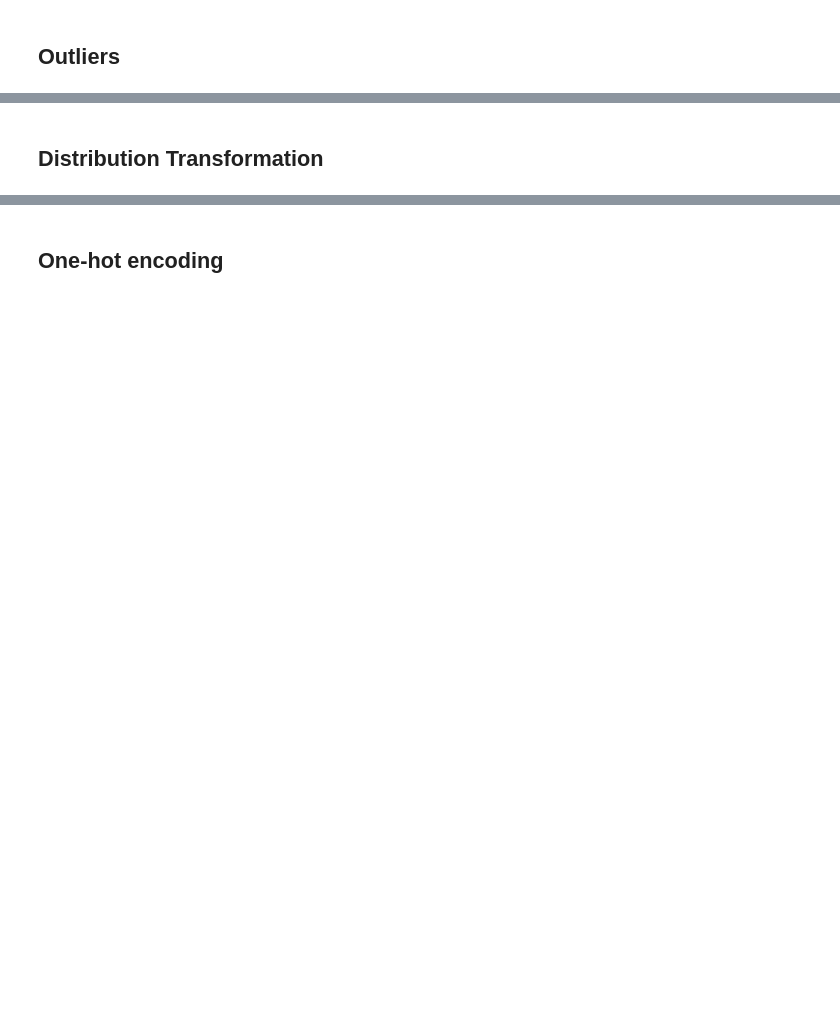
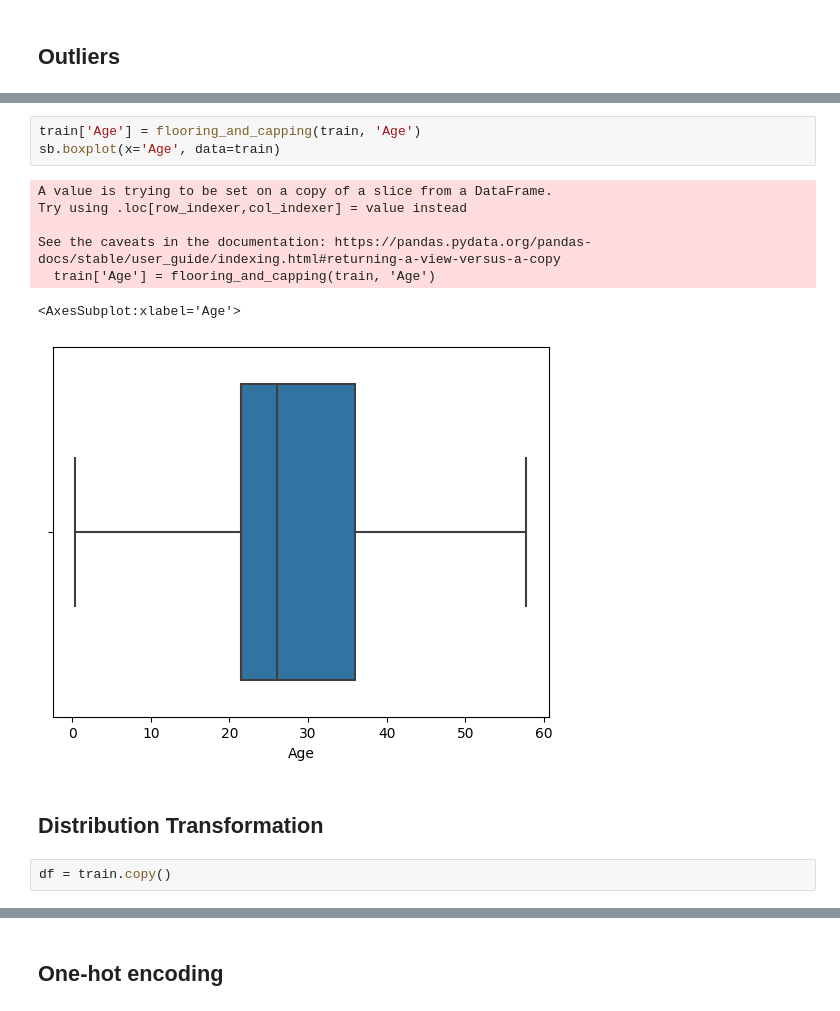
Before and after one commit to yDon96/Kaggle-Competition---Titanic-Problem, a Jupyter notebook: notebooks/FeatureEngineering.ipynb, the cells around one changed output, grey strips where cells are left out. Saved outputs shown, nothing was run; the diff lists cells and outputs as text; blank space fills up the shorter version.

```diff
--- a/notebooks/FeatureEngineering.ipynb
+++ b/notebooks/FeatureEngineering.ipynb
@@ -64,2 +141,15 @@ train = train.dropna(axis=0)
+# %%
+train['Age'] = flooring_and_capping(train, 'Age')
+sb.boxplot(x='Age', data=train)
+# %% [output]
+A value is trying to be set on a copy of a slice from a DataFrame.
+Try using .loc[row_indexer,col_indexer] = value instead
+
+See the caveats in the documentation: https://pandas.pydata.org/pandas-docs/stable/user_guide/indexing.html#returning-a-view-versus-a-copy
+  train['Age'] = flooring_and_capping(train, 'Age')
+<AxesSubplot:xlabel='Age'>
+[figure, added]
 # %% [markdown]
 ## Distribution Transformation
+# %%
+df = train.copy()
```
Also changed, not shown: parts of 15 cells of this notebook.
